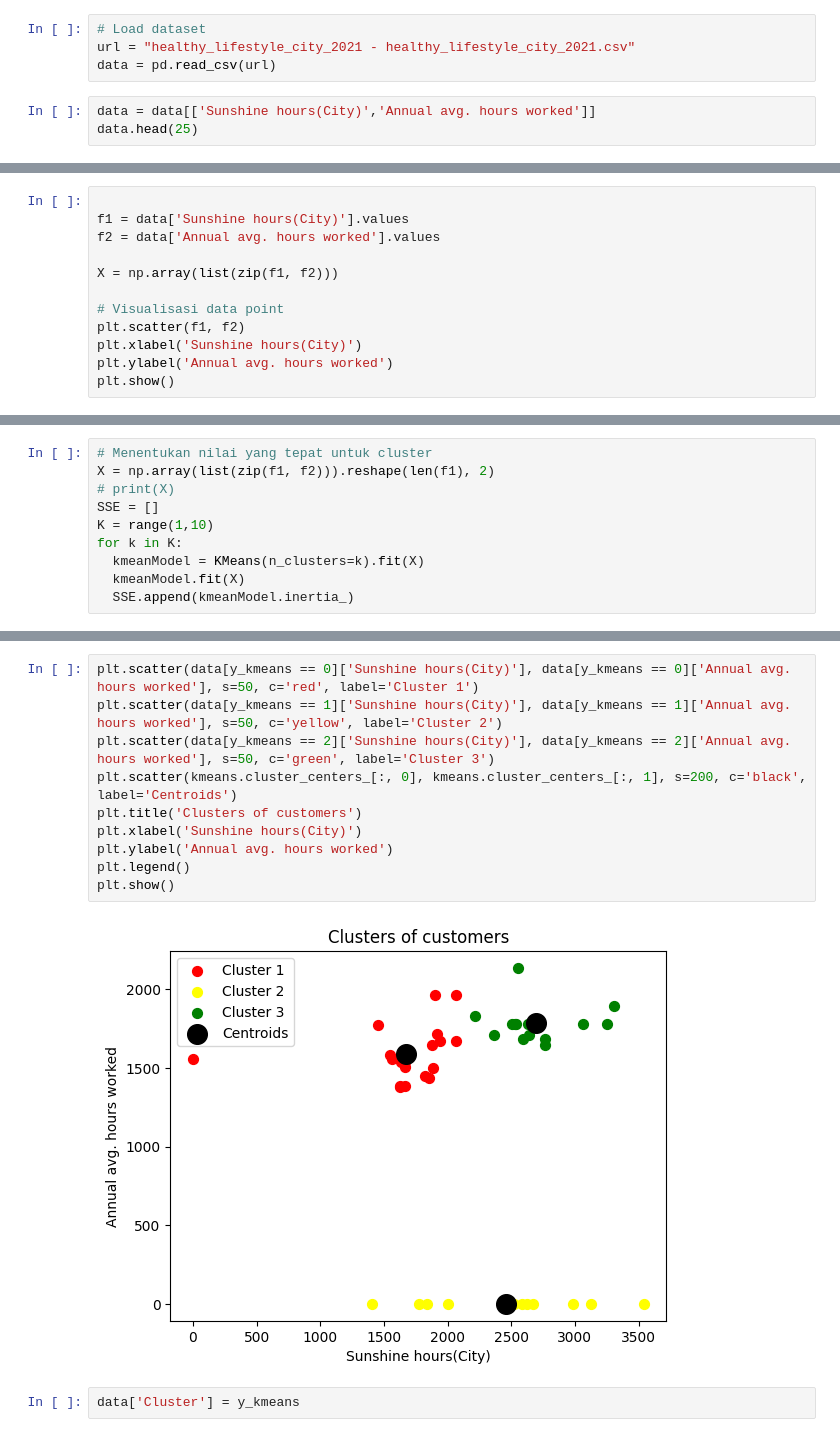
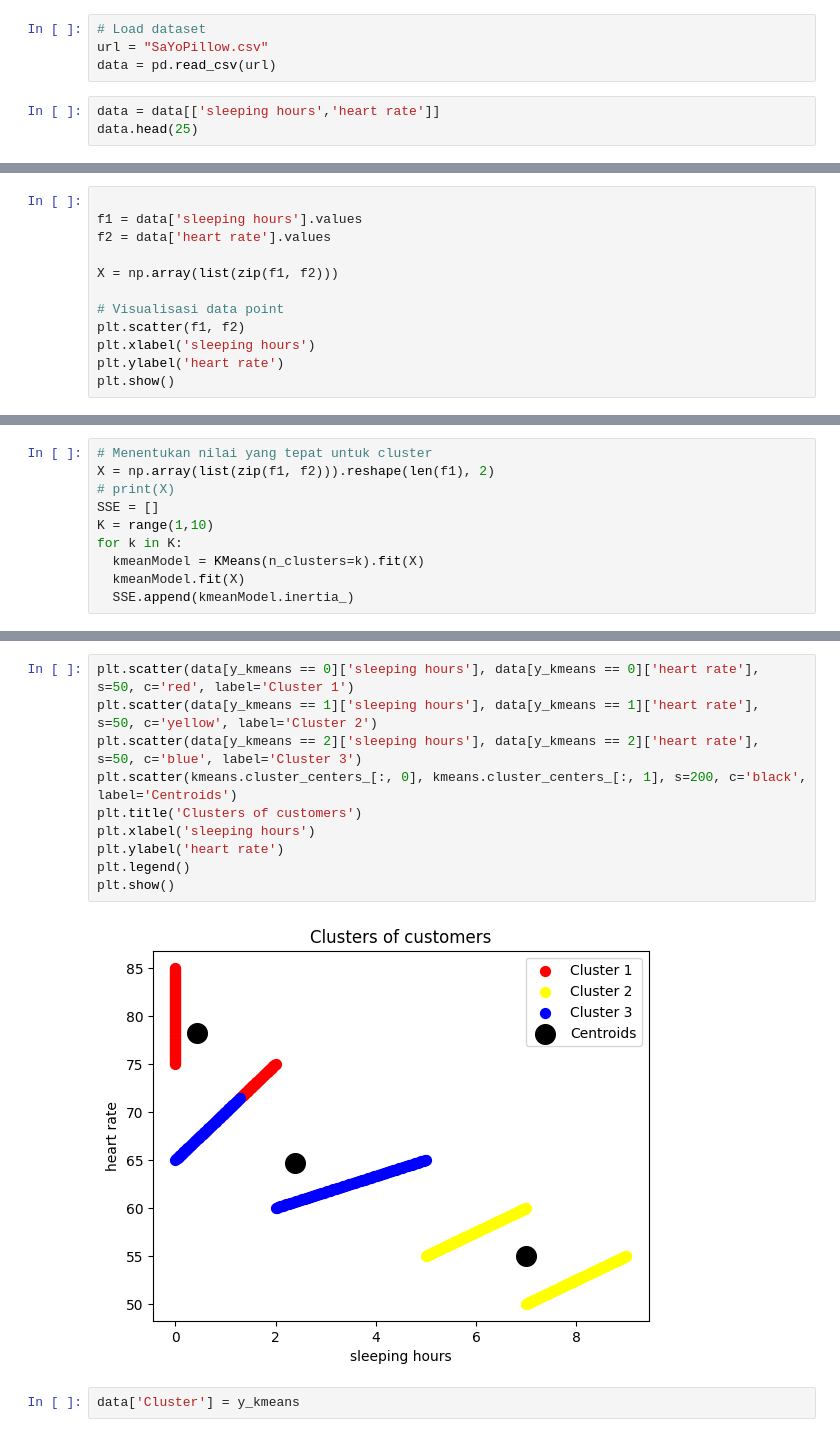
Before and after one commit to farrel216/ML-Clustering, a Jupyter notebook: model/model.ipynb, the cells around one changed output, grey strips where cells are left out. Drawn from its saved outputs; the diff is of its cells as text.

```diff
--- a/model/model.ipynb
+++ b/model/model.ipynb
@@ -8,9 +8,9 @@ from matplotlib import pyplot as plt
 from sklearn.cluster import KMeans
 # %%
 # Load dataset
-url = "healthy_lifestyle_city_2021 - healthy_lifestyle_city_2021.csv"
+url = "SaYoPillow.csv"
 data = pd.read_csv(url)
 # %%
-data = data[['Sunshine hours(City)','Annual avg. hours worked']]
+data = data[['sleeping hours','heart rate']]
 data.head(25)
 # %% [output]
@@ -34,13 +34,13 @@ data.head(25)
 # %%
 
-f1 = data['Sunshine hours(City)'].values
-f2 = data['Annual avg. hours worked'].values
+f1 = data['sleeping hours'].values
+f2 = data['heart rate'].values
 
 X = np.array(list(zip(f1, f2)))
 
 # Visualisasi data point
 plt.scatter(f1, f2)
-plt.xlabel('Sunshine hours(City)')
-plt.ylabel('Annual avg. hours worked')
+plt.xlabel('sleeping hours')
+plt.ylabel('heart rate')
 plt.show()
 # %% [output]
@@ -101,15 +101,15 @@ print(C)
 # %%
-plt.scatter(data[y_kmeans == 0]['Sunshine hours(City)'], data[y_kmeans == 0]['Annual avg. hours worked'], s=50, c='red', label='Cluster 1')
-plt.scatter(data[y_kmeans == 1]['Sunshine hours(City)'], data[y_kmeans == 1]['Annual avg. hours worked'], s=50, c='yellow', label='Cluster 2')
-plt.scatter(data[y_kmeans == 2]['Sunshine hours(City)'], data[y_kmeans == 2]['Annual avg. hours worked'], s=50, c='green', label='Cluster 3')
+plt.scatter(data[y_kmeans == 0]['sleeping hours'], data[y_kmeans == 0]['heart rate'], s=50, c='red', label='Cluster 1')
+plt.scatter(data[y_kmeans == 1]['sleeping hours'], data[y_kmeans == 1]['heart rate'], s=50, c='yellow', label='Cluster 2')
+plt.scatter(data[y_kmeans == 2]['sleeping hours'], data[y_kmeans == 2]['heart rate'], s=50, c='blue', label='Cluster 3')
 plt.scatter(kmeans.cluster_centers_[:, 0], kmeans.cluster_centers_[:, 1], s=200, c='black', label='Centroids')
 plt.title('Clusters of customers')
-plt.xlabel('Sunshine hours(City)')
-plt.ylabel('Annual avg. hours worked')
+plt.xlabel('sleeping hours')
+plt.ylabel('heart rate')
 plt.legend()
 plt.show()
 # %% [output]
-[figure, old version]
+[figure, new version]
 # %%
 data['Cluster'] = y_kmeans
 # %%
```
Also changed, not shown: parts of 6 cells of this notebook, 3 other files.
